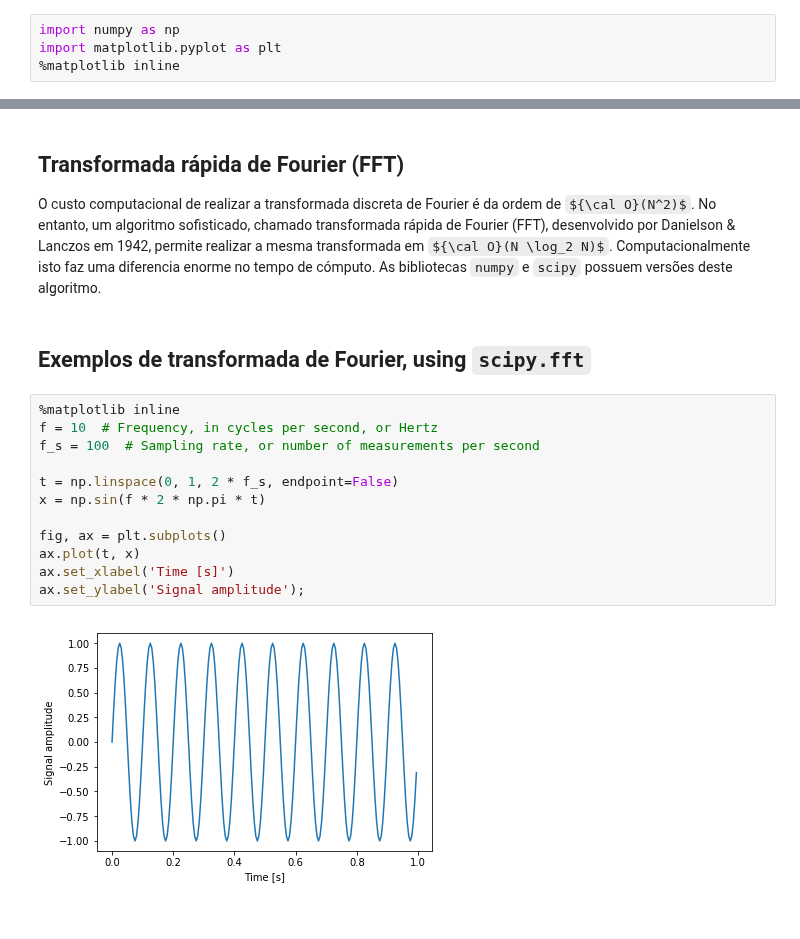
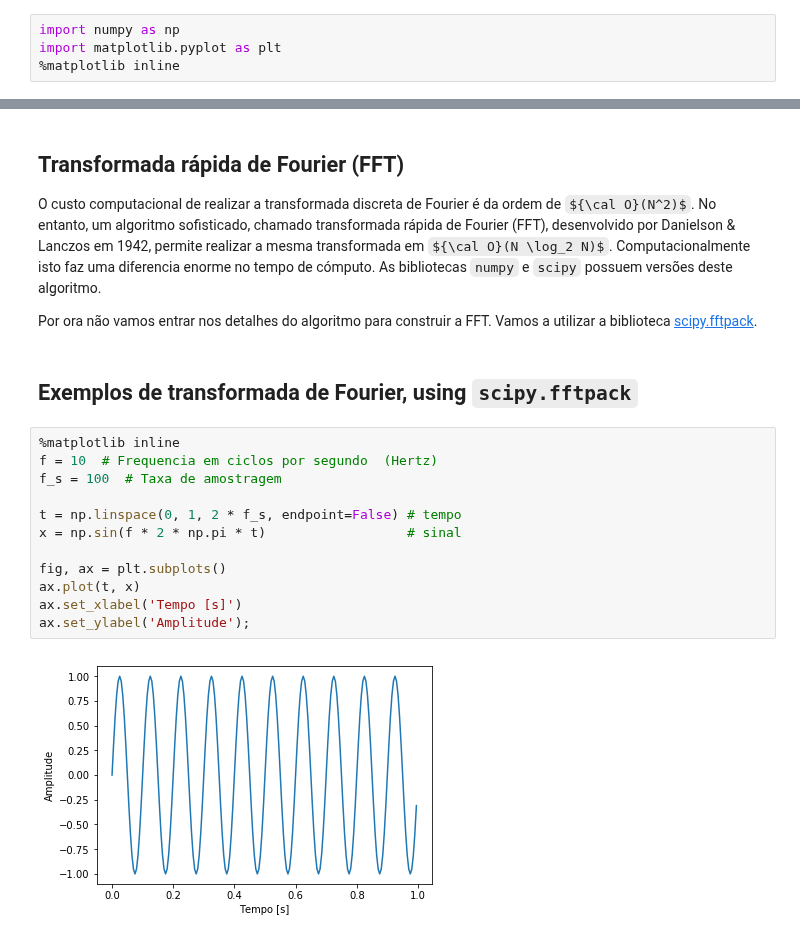
Before and after one commit to tavo-buk/icfis, a Jupyter notebook: 12-Analise de series temporais.ipynb, the cells around one changed output, grey strips where cells are left out. Drawn from its saved outputs; the diff is of its cells as text; some formulas as TeX source.

```diff
--- a/12-Analise de series temporais.ipynb
+++ b/12-Analise de series temporais.ipynb
@@ -206,20 +208,22 @@ Essas transformadas podem ser usadas para passar do espaço físico do tempo ao
 O custo computacional de realizar a transformada discreta de Fourier é da ordem de ${\cal O}(N^2)$. No entanto, um
 algoritmo sofisticado, chamado transformada rápida de Fourier (FFT), desenvolvido por Danielson & Lanczos em 1942, permite realizar a mesma transformada em ${\cal O}(N \log_2 N)$. Computacionalmente isto faz uma diferencia enorme
 no tempo de cómputo.  As bibliotecas `numpy` e `scipy` possuem versões deste algoritmo.
+
+Por ora não vamos entrar nos detalhes do algoritmo para construir a FFT.  Vamos a utilizar a biblioteca  [scipy.fftpack](https://docs.scipy.org/doc/scipy/reference/fftpack.html).
 # %% [markdown]
-## Exemplos de transformada de Fourier, using `scipy.fft`
+## Exemplos de transformada de Fourier, using `scipy.fftpack`
 # %%
 %matplotlib inline
-f = 10  # Frequency, in cycles per second, or Hertz
-f_s = 100  # Sampling rate, or number of measurements per second
+f = 10  # Frequencia em ciclos por segundo  (Hertz)
+f_s = 100  # Taxa de amostragem
 
-t = np.linspace(0, 1, 2 * f_s, endpoint=False)
-x = np.sin(f * 2 * np.pi * t)
+t = np.linspace(0, 1, 2 * f_s, endpoint=False) # tempo
+x = np.sin(f * 2 * np.pi * t)                  # sinal
 
 fig, ax = plt.subplots()
 ax.plot(t, x)
-ax.set_xlabel('Time [s]')
-ax.set_ylabel('Signal amplitude');
+ax.set_xlabel('Tempo [s]')
+ax.set_ylabel('Amplitude');
 # %% [output]
-[figure, old version]
+[figure, new version]
 # %%
```
Also changed, not shown: parts of 7 cells of this notebook, 2 other files.
